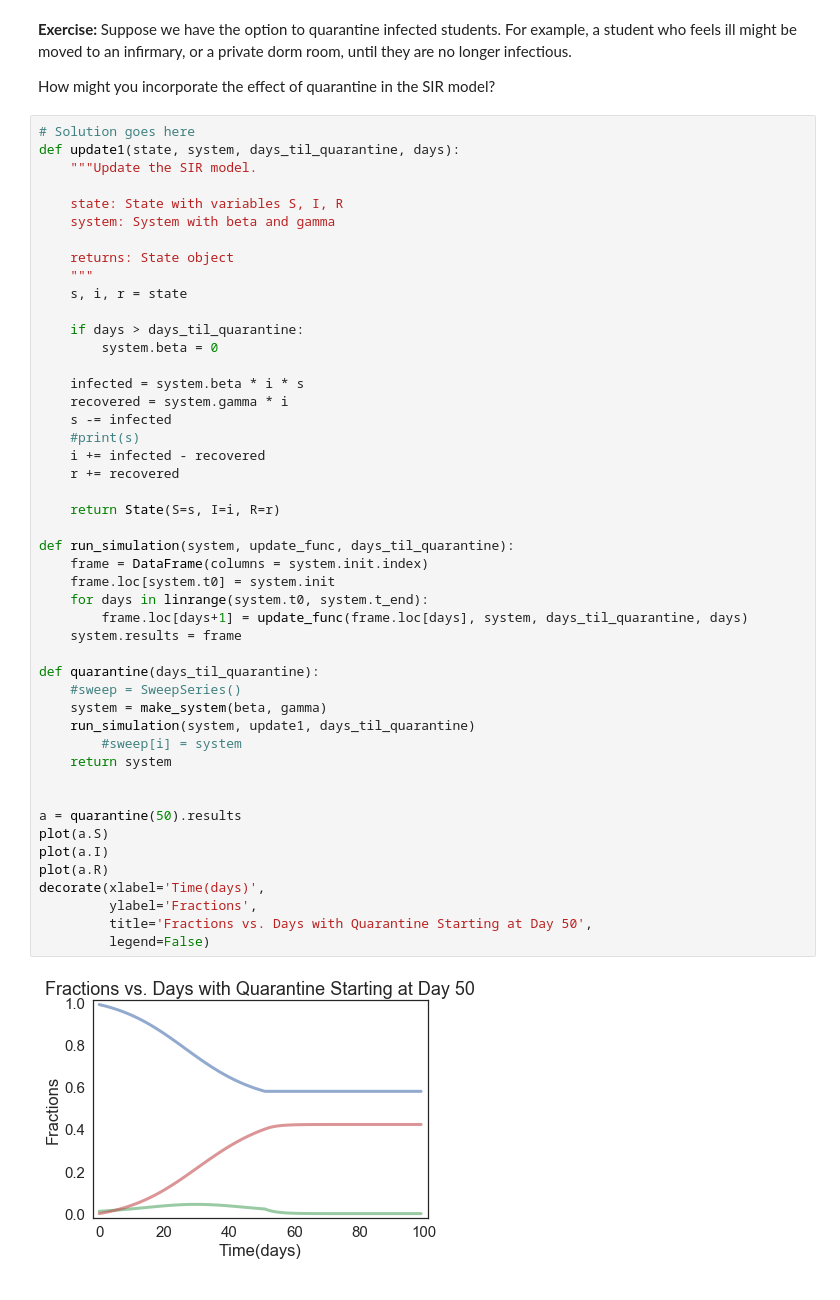
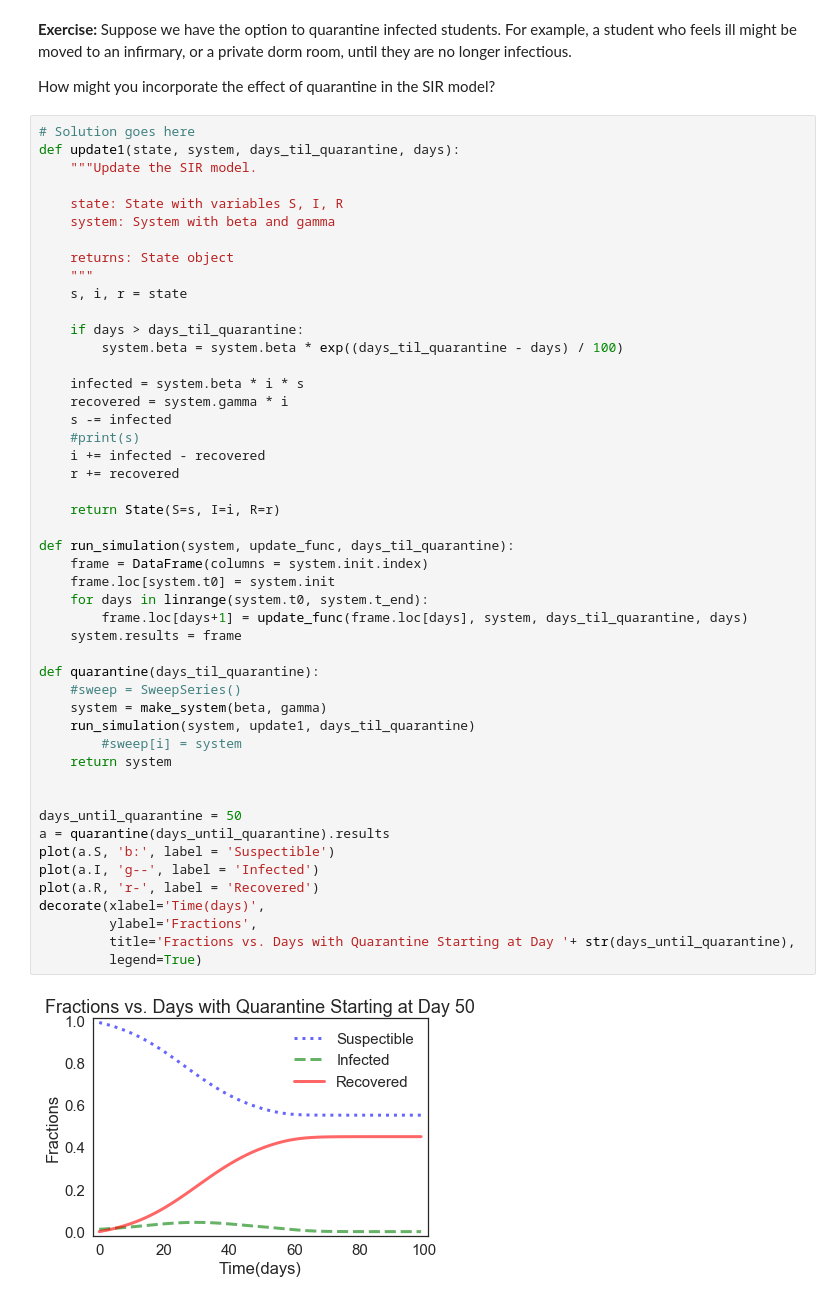
Before and after one commit to 867006905/ModSimPy, a Jupyter notebook: code/chap05mine.ipynb, the cells around one changed output. Drawn from its saved outputs; the diff is of its cells as text.

```diff
--- a/code/chap05mine.ipynb
+++ b/code/chap05mine.ipynb
@@ -909,39 +868,40 @@ def update1(state, system, days_til_quarantine, days):
     s, i, r = state
 
     if days > days_til_quarantine:
-        system.beta = 0
+        system.beta = system.beta * exp((days_til_quarantine - days) / 100)
 
     infected = system.beta * i * s
     recovered = system.gamma * i
     s -= infected
     #print(s)
     i += infected - recovered
     r += recovered
 
     return State(S=s, I=i, R=r)
 
 def run_simulation(system, update_func, days_til_quarantine):
     frame = DataFrame(columns = system.init.index)
     frame.loc[system.t0] = system.init
     for days in linrange(system.t0, system.t_end):
         frame.loc[days+1] = update_func(frame.loc[days], system, days_til_quarantine, days)
     system.results = frame
 
 def quarantine(days_til_quarantine):
     #sweep = SweepSeries()
     system = make_system(beta, gamma)
     run_simulation(system, update1, days_til_quarantine)
         #sweep[i] = system
     return system
 
 
-a = quarantine(50).results
-plot(a.S)
-plot(a.I)
-plot(a.R)
+days_until_quarantine = 50
+a = quarantine(days_until_quarantine).results
+plot(a.S, 'b:', label = 'Suspectible')
+plot(a.I, 'g--', label = 'Infected')
+plot(a.R, 'r-', label = 'Recovered')
 decorate(xlabel='Time(days)',
          ylabel='Fractions',
-         title='Fractions vs. Days with Quarantine Starting at Day 50',
-         legend=False)
+         title='Fractions vs. Days with Quarantine Starting at Day '+ str(days_until_quarantine),
+         legend=True)
 # %% [output]
-[figure, old version]
+[figure, new version]
```
Also changed, not shown: parts of 15 cells of this notebook, 12 other files.
